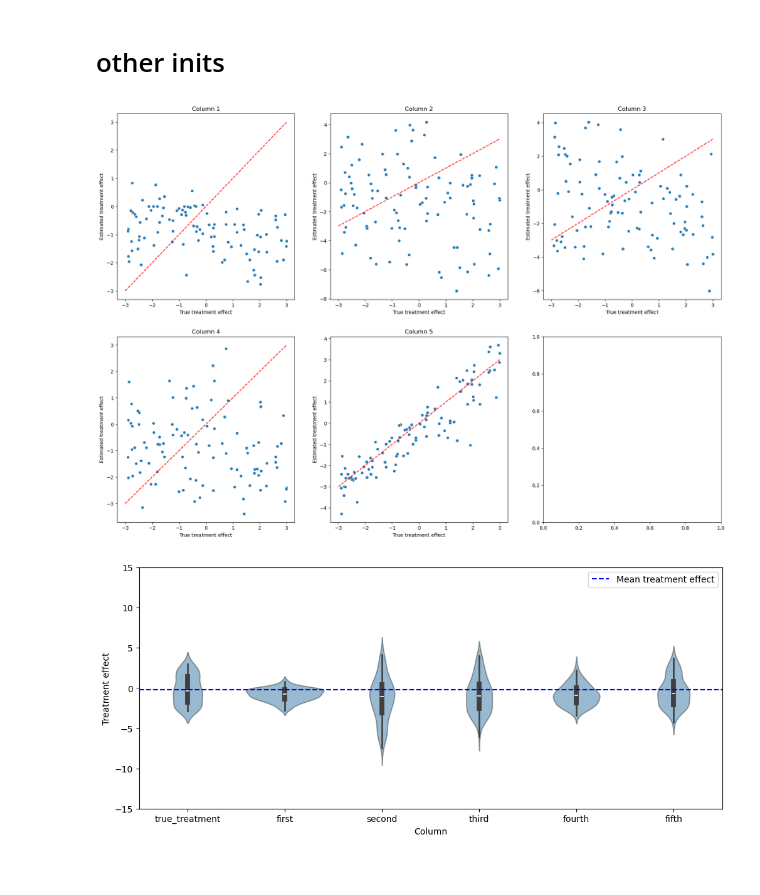
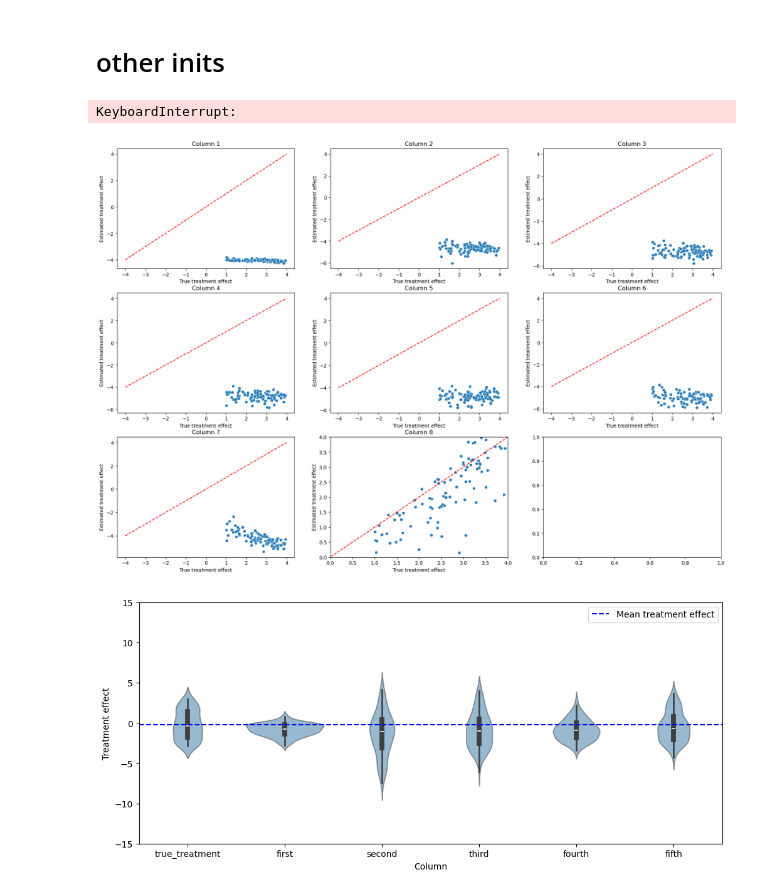
Before and after one commit to malo4300/ICA_IV, a Jupyter notebook: ICA/init_range.ipynb, the cells around one changed output. Saved outputs shown, nothing was run; the diff lists cells and outputs as text; code cells hidden in the pictures.

```diff
--- a/ICA/init_range.ipynb
+++ b/ICA/init_range.ipynb
@@ -9,13 +9,13 @@ import pandas as pd
 from sklearn.metrics import mean_squared_error as mse
 # %%
-n = 10000
-J = 6
-I = 5
-def sim(mode, B, iter, init_DGP = [1,3], init_algo = [-3,-1]):
+n = 1000
+J = 9
+I = J-1
+def sim(mode, B, iter, init_DGP = [1,3], init_algo = [-3,-3]):
     B = B
-    df = pd.DataFrame(data = np.zeros((B, 7)), columns=["true_treatment", "first", "second", "third", "fourth", "fifth", "sixth"])
+    df = pd.DataFrame(data = np.zeros((B, J+1))) #columns=["true_treatment", "first", "second", "third", "fourth", "fifth", "sixth"]
     # fifth should correspond to the true treatment
-    data = dgp(noise_dict= {"loc" : 0, "scale" : 0}, prior= {"loc" : 0, "scale" : 1/np.sqrt(2)})
+    data = dgp_extended(noise_dict= {"loc" : 0, "scale" : 0}, prior= {"loc" : 0, "scale" : 1/np.sqrt(2)})
     for i in tqdm.tqdm(range(B)):
         data.generate_data(n,I, J, random_state=i,init_range = init_DGP)
         est = CausalVarEM(update_sigma=False, true_A=None,max_iter = iter, random_seed= i, mode=mode, init_range = init_algo)
@@ -71,14 +71,16 @@ df = pd.read_csv("../results/CausalVarEM_different_init_range.csv")
 # %%
 df = pd.read_csv("../results/CausalVarEM_different_init_range.csv")
 
-fig, ax = plt.subplots(2,3, figsize = (22,15))
+fig, ax = plt.subplots(3,3, figsize = (22,15))
 # plot the true treatment effect vs all columns
-for i in range(1,6):
-    sns.scatterplot(x = "true_treatment", y = df.columns[i], data = df, ax = ax[int((i-1)/3), (i-1)%3])
+for i in range(1,J):
+    sns.scatterplot(x = df.columns[0], y = df.columns[i], data = df, ax = ax[int((i-1)/3), (i-1)%3])
     ax[int((i-1)/3), (i-1)%3].set_title("Column " + str(i))
     ax[int((i-1)/3), (i-1)%3].set_xlabel("True treatment effect")
     ax[int((i-1)/3), (i-1)%3].set_ylabel("Estimated treatment effect")
     ax[int((i-1)/3), (i-1)%3].plot([-3, 3], [-3, 3], color='red', linestyle='--', label='Identity Line')
-   # ax[int((i-1)/3), (i-1)%3].set_ylim(1,3)
-    #ax[int((i-1)/3), (i-1)%3].set_xlim(1,3)
+
+    if i == 8:
+        ax[int((i-1)/3), (i-1)%3].set_ylim(1,3)
+        ax[int((i-1)/3), (i-1)%3].set_xlim(1,3)
 # %% [output]
@@ -92,24 +94,29 @@ viomae(df)
 # %% [markdown]
 # other inits
 # %%
-df = sim("lower_triangular", 100, 100, init_DGP= [-3,3], init_algo=[-2,0])
-df.to_csv("results/CausalVarEM_different_init_rangev2.csv", index=False)
+df = sim("lower_triangular", 100, 100, init_DGP= [1,3], init_algo=[1,4])
+#df.to_csv("../results/CausalVarEM_different_init_rangev2.csv", index=False)
+# %% [output]
+KeyboardInterrupt:
 # %%
 df = pd.read_csv("../results/CausalVarEM_different_init_rangev2.csv")
 #metrics(df)
 # %%
 
 
-fig, ax = plt.subplots(2,3, figsize = (22,15))
+fig, ax = plt.subplots(3,3, figsize = (22,15))
 # plot the true treatment effect vs all columns
-for i in range(1,6):
-    sns.scatterplot(x = "true_treatment", y = df.columns[i], data = df, ax = ax[int((i-1)/3), (i-1)%3])
+for i in range(1,J):
+    sns.scatterplot(x = df.columns[0], y = df.columns[i], data = df, ax = ax[int((i-1)/3), (i-1)%3])
     ax[int((i-1)/3), (i-1)%3].set_title("Column " + str(i))
     ax[int((i-1)/3), (i-1)%3].set_xlabel("True treatment effect")
     ax[int((i-1)/3), (i-1)%3].set_ylabel("Estimated treatment effect")
-    ax[int((i-1)/3), (i-1)%3].plot([-3, 3], [-3, 3], color='red', linestyle='--', label='Identity Line')
+    ax[int((i-1)/3), (i-1)%3].plot([-4, 4], [-4, 4], color='red', linestyle='--', label='Identity Line')
+    if i == 8:
+        ax[int((i-1)/3), (i-1)%3].set_ylim(0,4)
+        ax[int((i-1)/3), (i-1)%3].set_xlim(0,4)
 # %% [output]
-[figure, old version]
+[figure, new version]
 # %%
 vioplot(df)
 viomae(df)
```
Also changed, not shown: parts of 4 cells of this notebook, 10 other files.
